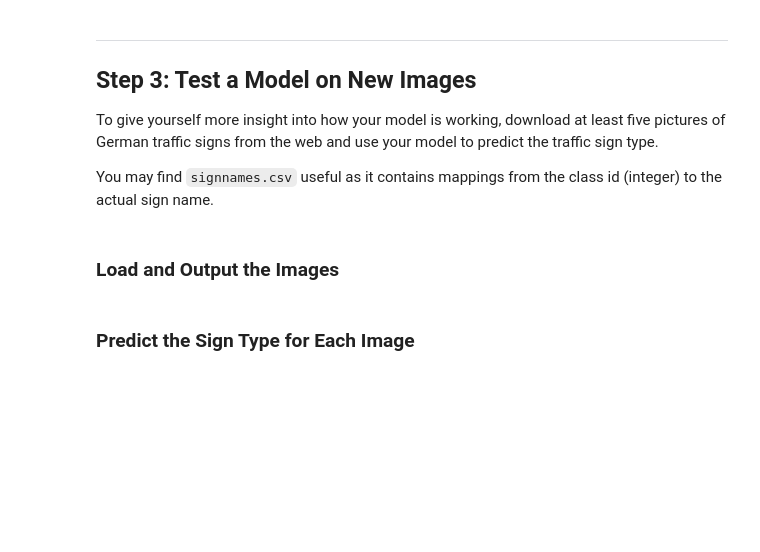
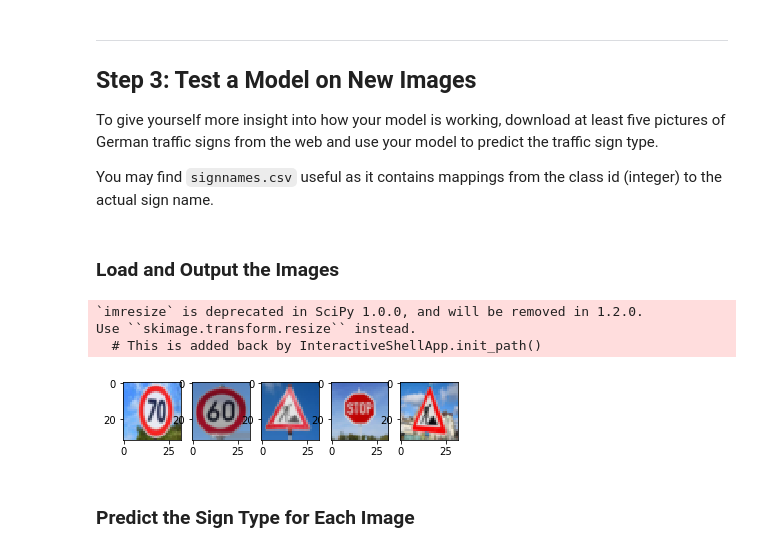
Before and after one commit to wangzhe0912/CarND-Traffic-Sign-Classifier-Project1, a Jupyter notebook: Traffic_Sign_Classifier.ipynb, the cells around one changed output. Saved outputs shown, nothing was run; the diff lists cells and outputs as text; code cells hidden in the pictures; blank space fills up the shorter version.

```diff
--- a/Traffic_Sign_Classifier.ipynb
+++ b/Traffic_Sign_Classifier.ipynb
@@ -177,26 +214,26 @@ def lenet(x):
     """
     mu = 0
     sigma = 0.1
-    # Layer1  32 * 32 * 3  => 28 * 28 * 6 => 14 * 14 * 6
-    conv1_W = tf.Variable(tf.truncated_normal(shape=(5, 5, 3, 6), mean=mu, stddev=sigma))
-    conv1_b = tf.Variable(tf.zeros(6))
+    # Layer1  32 * 32 * 1  => 28 * 28 * 10 => 14 * 14 * 10
+    conv1_W = tf.Variable(tf.truncated_normal(shape=(5, 5, 1, 10), mean=mu, stddev=sigma))
+    conv1_b = tf.Variable(tf.zeros(10))
 
     conv1 = tf.nn.conv2d(x, conv1_W, strides=[1,1,1,1], padding='VALID') + conv1_b
     conv1 = tf.nn.relu(conv1)
     conv1 = tf.nn.max_pool(conv1, ksize=[1,2,2,1], strides=[1,2,2,1], padding='VALID')
 
-    # Layer2   14 * 14 * 6 => 10 * 10 * 16 => 5 * 5 * 16
-    conv2_W = tf.Variable(tf.truncated_normal(shape=(5, 5, 6, 16), mean=mu, stddev=sigma))
-    conv2_b = tf.Variable(tf.zeros(16))
+    # Layer2   14 * 14 * 10 => 10 * 10 * 36 => 5 * 5 * 36
+    conv2_W = tf.Variable(tf.truncated_normal(shape=(5, 5, 10, 36), mean=mu, stddev=sigma))
+    conv2_b = tf.Variable(tf.zeros(36))
 
     conv2 = tf.nn.conv2d(conv1, conv2_W, strides=[1,1,1,1], padding='VALID') + conv2_b
     conv2 = tf.nn.relu(conv2)
     conv2 = tf.nn.max_pool(conv2, ksize=[1,2,2,1], strides=[1,2,2,1], padding='VALID')
 
 
-    # Layer3   5 * 5 * 16 => 400 => 120
+    # Layer3   5 * 5 * 36 => 900 => 120
     fc0 = flatten(conv2)
-    fc1_W = tf.Variable(tf.truncated_normal(shape=(400, 120), mean=mu, stddev=sigma))
+    fc1_W = tf.Variable(tf.truncated_normal(shape=(900, 120), mean=mu, stddev=sigma))
     fc1_b = tf.Variable(tf.zeros(120))
     fc1 = tf.matmul(fc0, fc1_W) + fc1_b
     fc1 = tf.nn.relu(fc1)
@@ -220,7 +257,7 @@ def lenet(x):
 A validation set can be used to assess how well the model is performing. A low accuracy on the training and validation
 sets imply underfitting. A high accuracy on the training set but low accuracy on the validation set implies overfitting.
 # %%
-EPOCHS = 1
+EPOCHS = 50
 BATCH_SIZE = 128
 # %%
 ### Train your model here.
@@ -230,12 +267,13 @@ BATCH_SIZE = 128
 ### Feel free to use as many code cells as needed.
 
 # Train pipeline
-x = tf.placeholder(tf.float32, (None, 32, 32, 3))
+x = tf.placeholder(tf.float32, (None, 32, 32, 1))
 y = tf.placeholder(tf.int32, (None))
 one_hot_y = tf.one_hot(y, n_classes)
 
 learning_rate = 0.001
 logits = lenet(x)
+soft_max_probility = tf.nn.softmax(logits)
 cross_entropy = tf.nn.softmax_cross_entropy_with_logits(logits=logits, labels=one_hot_y)
 loss_operation = tf.reduce_mean(cross_entropy)
 
@@ -282,6 +320,9 @@ with tf.Session() as session:
 
     saver.save(session, './model')
     print("model saved")
+
+    test_accuracy = evaluate(X_test_after_preprocess, y_test_after_preprocess)
+    print("Test_accuracy Accuracy = {:.3f}".format(test_accuracy))
 # %% [output]
 Training begining
 EPOCH 1 ...
@@ -317,0 +385,21 @@ You may find `signnames.csv` useful as it contains mappings from the class id (i
+# %%
+### Load the images and plot them here.
+### Feel free to use as many code cells as needed.
+
+image_list = ['./demo/image1.jpg', './demo/image2.jpg', './demo/image3.jpg', './demo/image4.jpg', './demo/image5.jpg']
+test_array = []
+
+for i in range(len(image_list)):
+    plt.subplot(151 + i)
+
+    image_data = mpimg.imread(image_list[i])
+    image_data = misc.imresize(image_data, (32, 32, 3))
+    test_array.append(image_data)
+    plt.imshow(image_data)
+plt.show()
+test_array = np.array(test_array)
+# %% [output]
+`imresize` is deprecated in SciPy 1.0.0, and will be removed in 1.2.0.
+Use ``skimage.transform.resize`` instead.
+  # This is added back by InteractiveShellApp.init_path()
+[figure, added]
```
Also changed, not shown: parts of 22 cells of this notebook, 18 other files.
